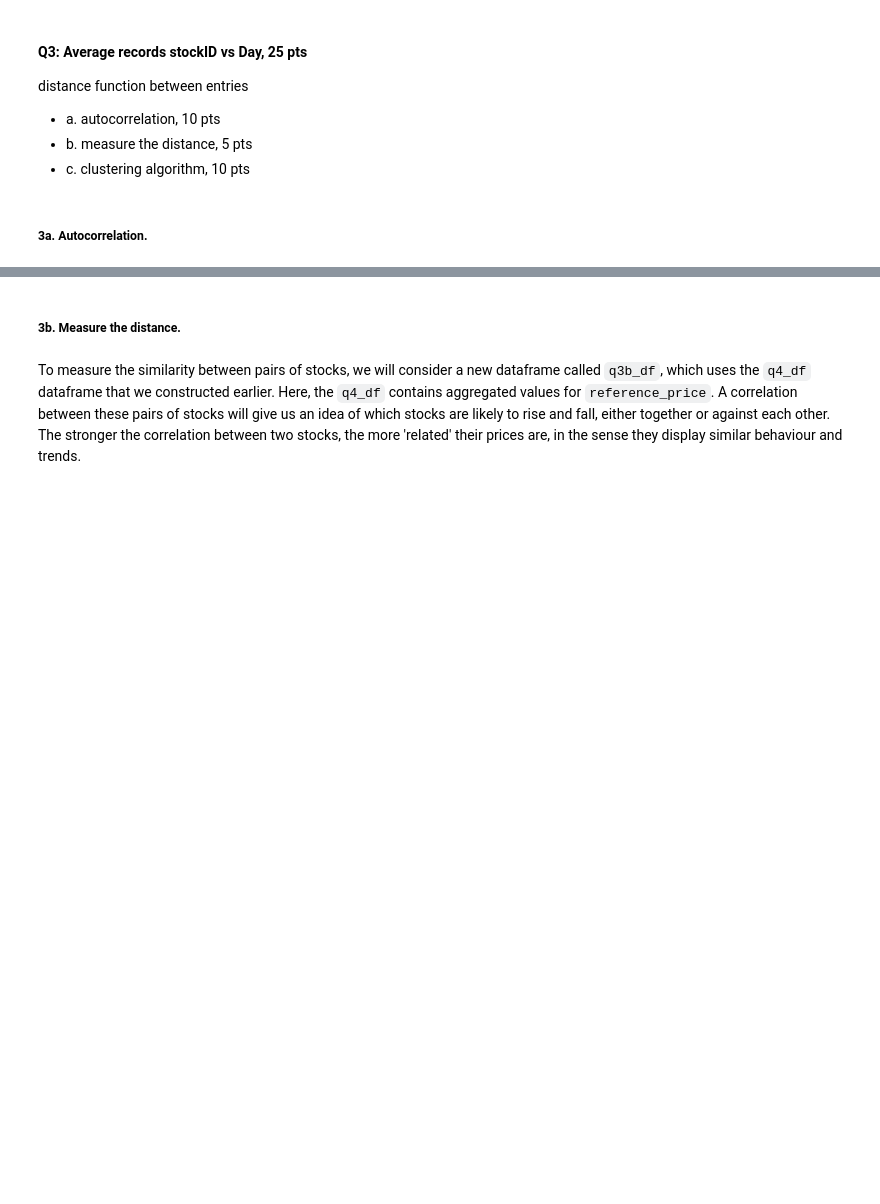
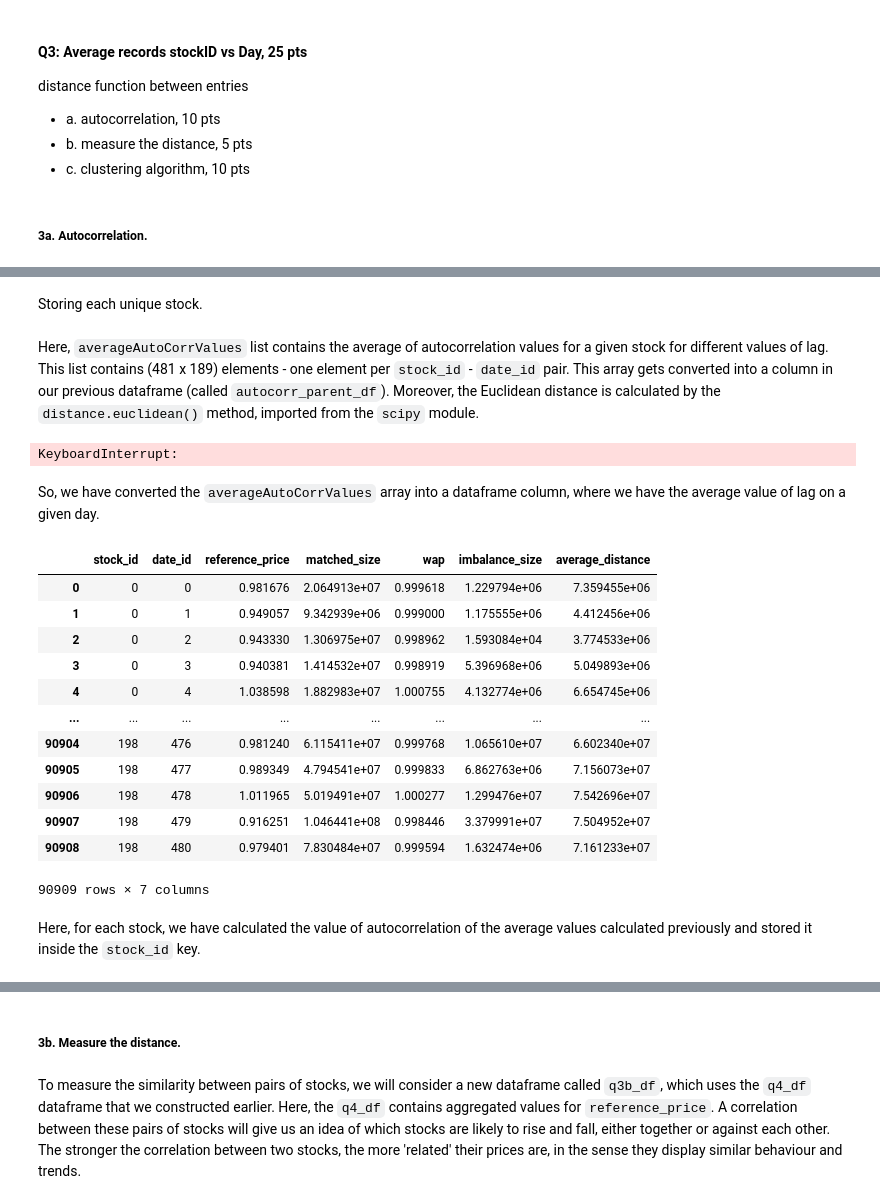
Before and after one commit to fundekaustubh/optiver-trading-challenge, a Jupyter notebook: optiver-2023-basic-submission-demo.ipynb, the cells around one changed output, grey strips where cells are left out. Saved outputs shown, nothing was run; the diff lists cells and outputs as text; code cells hidden in the pictures; blank space fills up the shorter version.

```diff
--- a/optiver-2023-basic-submission-demo.ipynb
+++ b/optiver-2023-basic-submission-demo.ipynb
@@ -424,0 +430,48 @@ distance function between entries
+# %%
+autocorr_parent_df = q4_df.groupby(['stock_id', 'date_id']).agg({'reference_price': 'prod', 'matched_size': 'mean', 'wap': 'prod', 'imbalance_size': 'mean'}).reset_index()
+# %% [markdown]
+Storing each unique stock.
+# %%
+uniqueStockIDs = autocorr_parent_df['stock_id'].unique()
+# %% [markdown]
+Here, `averageAutoCorrValues` list contains the average of autocorrelation values for a given stock for different values of lag. This list contains (481 x 189) elements - one element per `stock_id` - `date_id` pair. This array gets converted into a column in our previous dataframe (called `autocorr_parent_df`). Moreover, the Euclidean distance is calculated by the `distance.euclidean()` method, imported from the `scipy` module.
+# %%
+from scipy.spatial import distance
+
+k = 10
+
+averageAutoCorrValues = []
+for stock in uniqueStockIDs:
+    singleStockDF = autocorr_parent_df[autocorr_parent_df['stock_id'] == stock]
+    for day in range(0, 481):
+        euclideanDistances = []
+        for j in range(day - k, day + k + 1):
+            if 0 <= j < len(singleStockDF) and j != i:
+                dist = distance.euclidean(singleStockDF.iloc[day], singleStockDF.iloc[j])
+                euclideanDistances.append(dist)
+        averageAutoCorrValues.append(np.mean(euclideanDistances))
+
+print(len(averageAutoCorrValues))
+# %% [output]
+KeyboardInterrupt:
+# %% [markdown]
+So, we have converted the `averageAutoCorrValues` array into a dataframe column, where we have the average value of lag on a given day.
+# %%
+autocorr_parent_df['average_distance'] = averageAutoCorrValues
+autocorr_parent_df
+# %% [output]
+|  | stock_id | date_id | reference_price | matched_size | wap | imbalance_size | average_distance |
+| 0 | 0 | 0 | 0.981676 | 2.064913e+07 | 0.999618 | 1.229794e+06 | 7.359455e+06 |
+| 1 | 0 | 1 | 0.949057 | 9.342939e+06 | 0.999000 | 1.175555e+06 | 4.412456e+06 |
+| 2 | 0 | 2 | 0.943330 | 1.306975e+07 | 0.998962 | 1.593084e+04 | 3.774533e+06 |
+| 3 | 0 | 3 | 0.940381 | 1.414532e+07 | 0.998919 | 5.396968e+06 | 5.049893e+06 |
+| 4 | 0 | 4 | 1.038598 | 1.882983e+07 | 1.000755 | 4.132774e+06 | 6.654745e+06 |
+| ... | ... | ... | ... | ... | ... | ... | ... |
+| 90904 | 198 | 476 | 0.981240 | 6.115411e+07 | 0.999768 | 1.065610e+07 | 6.602340e+07 |
+| 90905 | 198 | 477 | 0.989349 | 4.794541e+07 | 0.999833 | 6.862763e+06 | 7.156073e+07 |
+| 90906 | 198 | 478 | 1.011965 | 5.019491e+07 | 1.000277 | 1.299476e+07 | 7.542696e+07 |
+| 90907 | 198 | 479 | 0.916251 | 1.046441e+08 | 0.998446 | 3.379991e+07 | 7.504952e+07 |
+| 90908 | 198 | 480 | 0.979401 | 7.830484e+07 | 0.999594 | 1.632474e+06 | 7.161233e+07 |
+90909 rows × 7 columns
+# %% [markdown]
+Here, for each stock, we have calculated the value of autocorrelation of the average values calculated previously and stored it inside the `stock_id` key.
```
Also changed, not shown: parts of 18 cells of this notebook.
